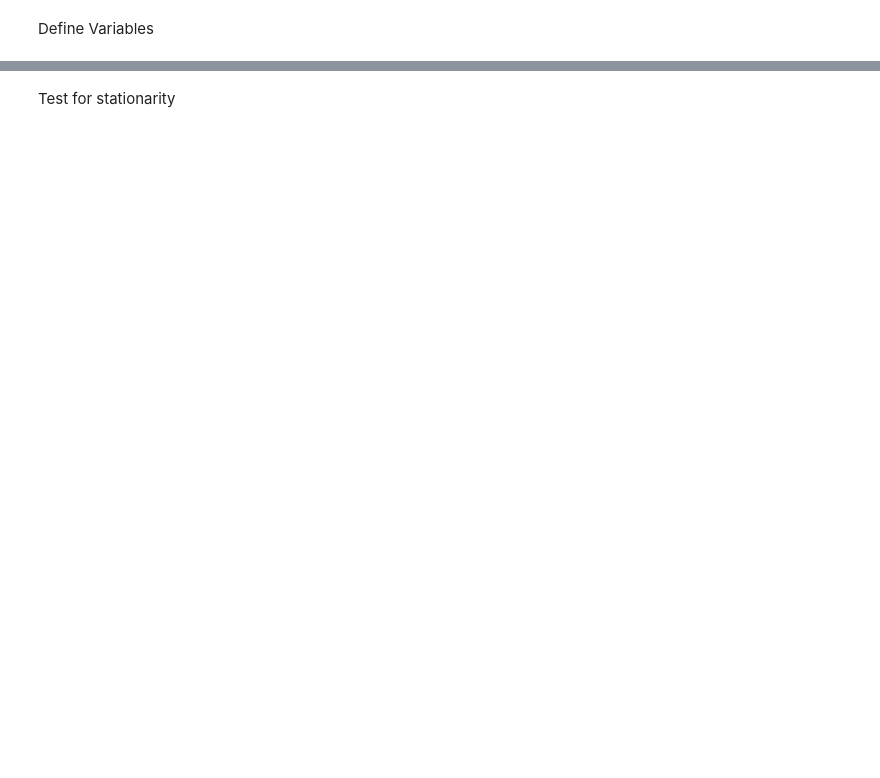
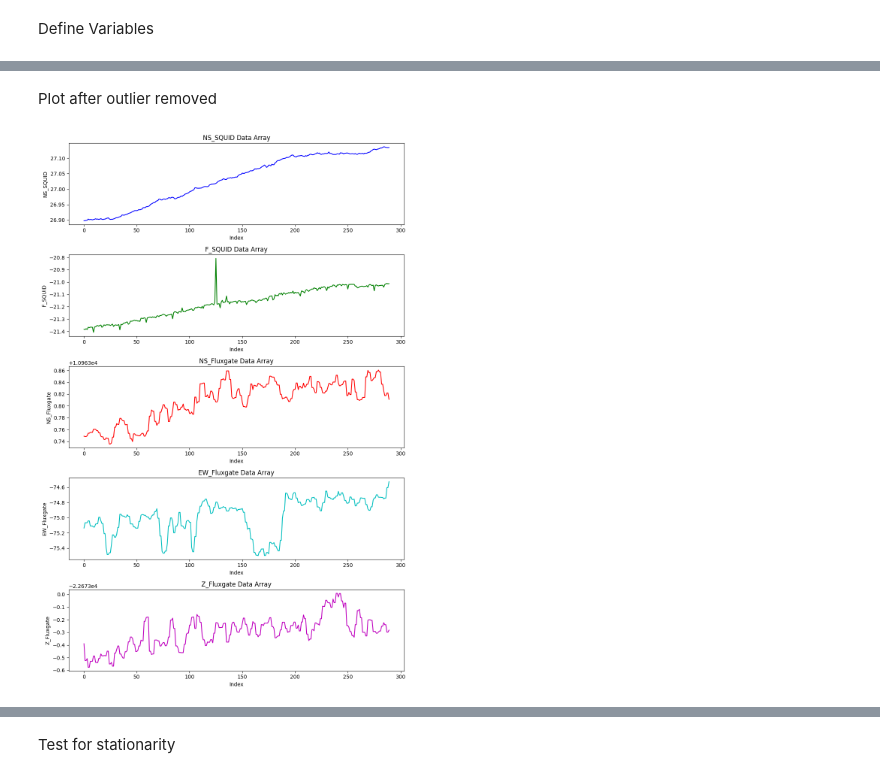
Before and after one commit to TPiphone/Bigdata_Event_Detection, a Jupyter notebook: bigdata_detection/modules/eda.ipynb, the cells around one changed output, grey strips where cells are left out. Drawn from its saved outputs; the diff is of its cells as text; code cells hidden in the pictures; blank space fills up the shorter version.

```diff
--- a/bigdata_detection/modules/eda.ipynb
+++ b/bigdata_detection/modules/eda.ipynb
@@ -54,0 +94,6 @@ Resampling? Something is wrong here
+# %% [markdown]
+Plot after outlier removed
+# %%
+eda.plot_cleaned_data(outliers_removed)
+# %% [output]
+[figure, added]
```
Also changed, not shown: parts of 22 cells of this notebook, 2 other files.
